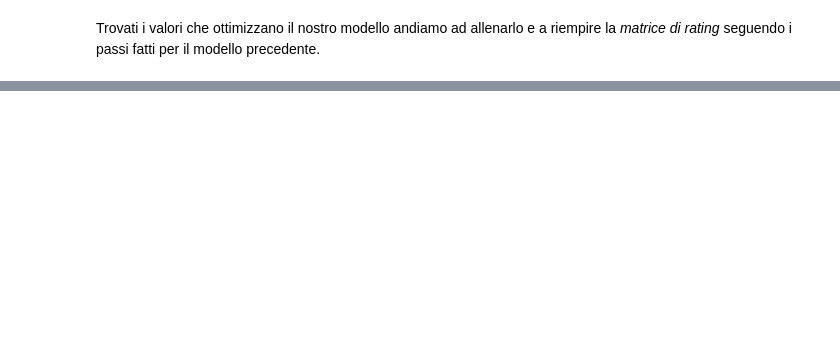
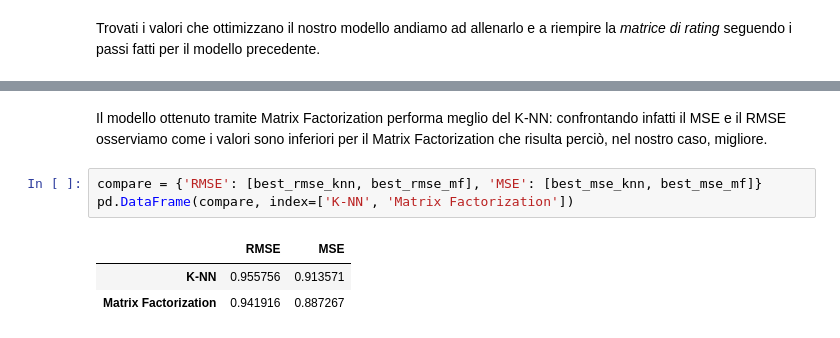
Before and after one commit to Matteo-Candi/Recommander-System, a Jupyter notebook: Recommandetion System.ipynb, the cells around one changed output, grey strips where cells are left out. Saved outputs shown, nothing was run; the diff lists cells and outputs as text; blank space fills up the shorter version.

```diff
--- a/Recommandetion System.ipynb
+++ b/Recommandetion System.ipynb
@@ -440,0 +442,9 @@ Matrice dei Rating: mostriamo i primi 20 utenti con i realtivi rating per gli it
+# %% [markdown]
+Il modello ottenuto tramite Matrix Factorization performa meglio del K-NN: confrontando infatti il MSE e il RMSE osserviamo come i valori sono inferiori per il Matrix Factorization che risulta perciò, nel nostro caso, migliore.
+# %%
+compare = {'RMSE': [best_rmse_knn, best_rmse_mf], 'MSE': [best_mse_knn, best_mse_mf]}
+pd.DataFrame(compare, index=['K-NN', 'Matrix Factorization'])
+# %% [output]
+|  | RMSE | MSE |
+| K-NN | 0.955756 | 0.913571 |
+| Matrix Factorization | 0.941916 | 0.887267 |
```
Also changed, not shown: parts of 5 cells of this notebook, 2 other files.
